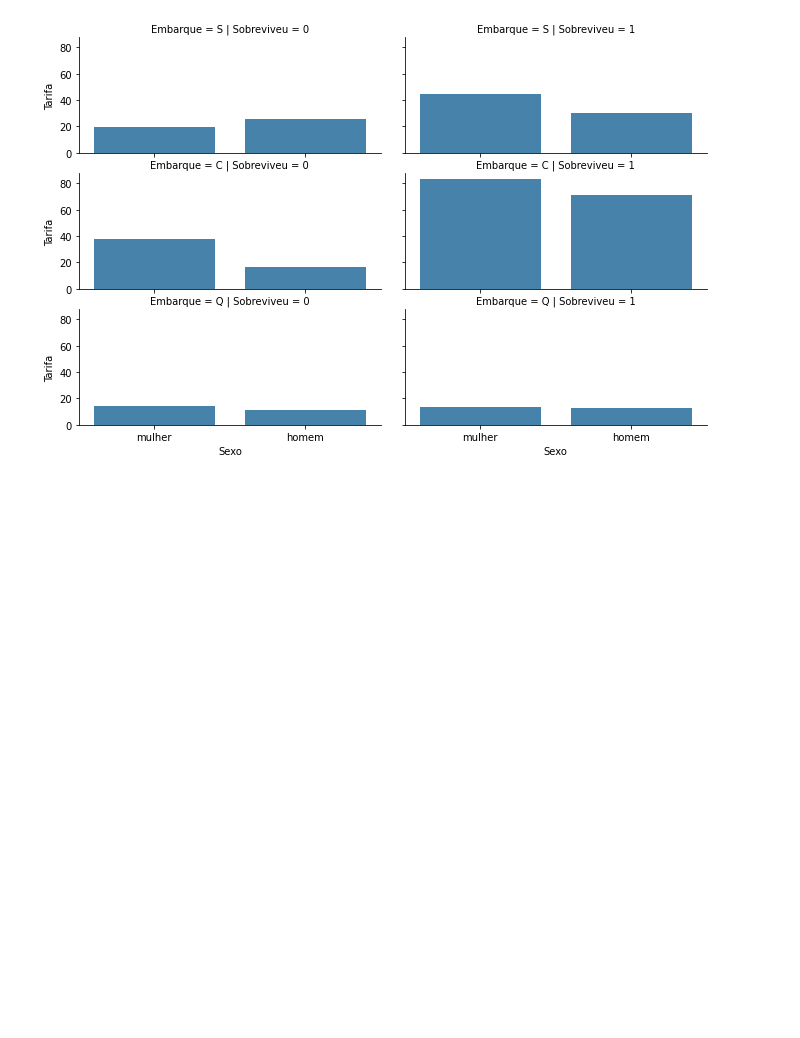
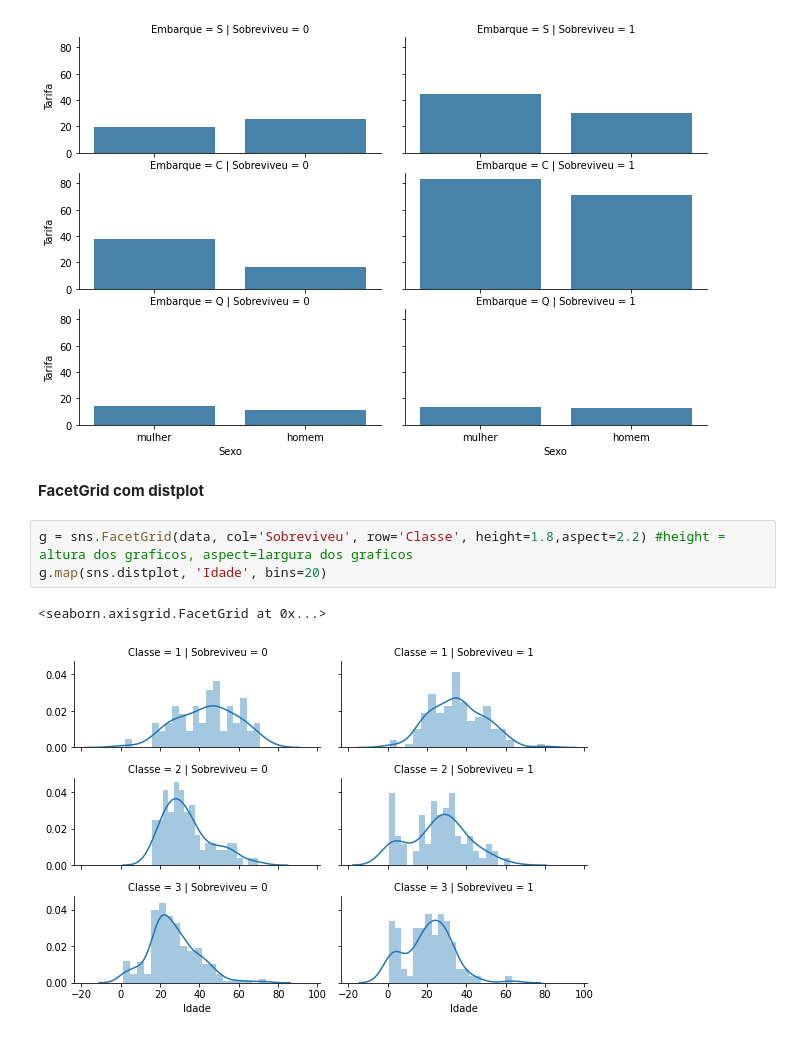
Before and after one commit to LucasRocha2308/Curso-Data-Science-e-Machine-Learning-com-Estatistica-e-Python, a Jupyter notebook: Visualizacao_de_dados.ipynb, the cells around one changed output. Saved outputs shown, nothing was run; the diff lists cells and outputs as text; blank space fills up the shorter version.

```diff
--- a/Visualizacao_de_dados.ipynb
+++ b/Visualizacao_de_dados.ipynb
@@ -217,3 +217,11 @@ fig=plt.gcf()
 fig.set_size_inches(10,6)
 # %% [output]
 [figure]
+# %% [markdown]
+**FacetGrid com distplot**
+# %%
+g = sns.FacetGrid(data, col='Sobreviveu', row='Classe', height=1.8,aspect=2.2) #height = altura dos graficos, aspect=largura dos graficos
+g.map(sns.distplot, 'Idade', bins=20)
+# %% [output]
+<seaborn.axisgrid.FacetGrid at 0x...>
+[figure, added]
```
Also changed, not shown: parts of 45 cells of this notebook.
